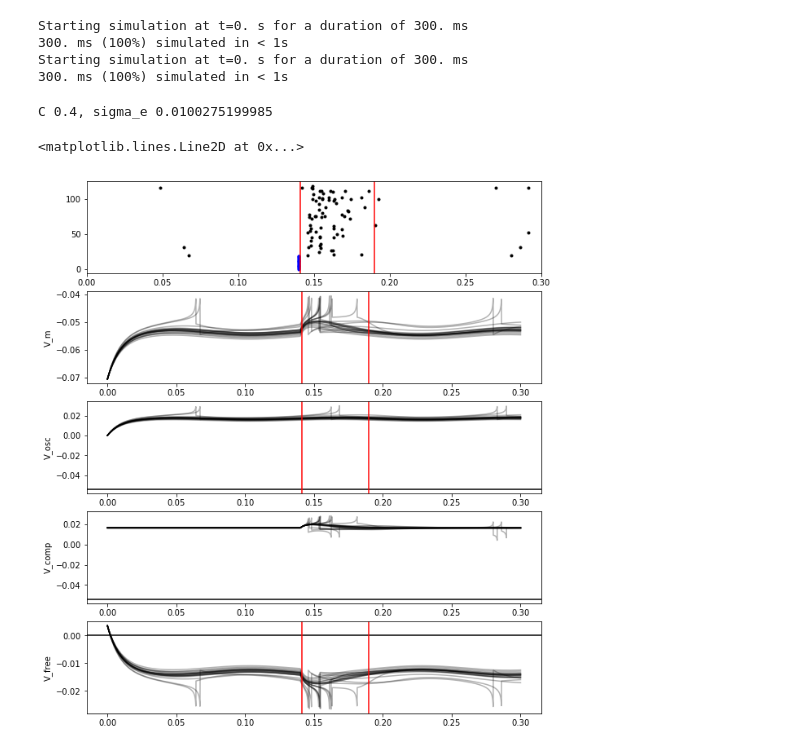
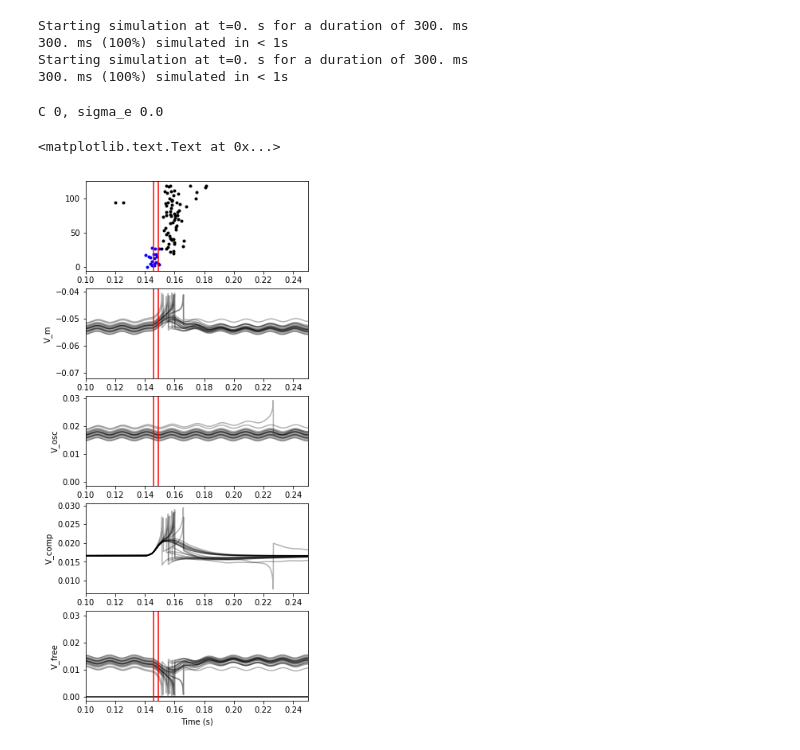
Before and after one commit to parenthetical-e/voltagebudget, a Jupyter notebook: ipynb/nrn_adex_testing.ipynb, the cells around one changed output. Saved outputs shown, nothing was run; the diff lists cells and outputs as text; code cells hidden in the pictures.

```diff
--- a/ipynb/nrn_adex_testing.ipynb
+++ b/ipynb/nrn_adex_testing.ipynb
@@ -8,11 +8,16 @@ from fakespikes import util as fsutil
 # %%
 t = 0.3
 
+n = 30
 k = 20
 t_stim = 0.14
 dt = 1e-4
-w = 1e-4
-a = 10000
-ns, ts = util.k_spikes(t_stim, k, w, a=a, dt=dt, seed=None)
+w = 1e-2
+a = 100
+ns, ts = util.k_spikes(t_stim, n, k, w, a0=a, a_step=1, max_iterations=500, dt=dt, seed=10)
+plt.figure(figsize=(5, 12))
+plt.subplot(511)
+plt.plot(ts, ns, '.b')
+plt.xlim(0.13, 0.16)
 
 times = fsutil.create_times(t, dt)
@@ -21,16 +29,16 @@ N = 100
 w_in = 0.3e-9
 bias = 5e-10
 
-f = 8 # 50
-A = .25e-10
+f = 60 # 50
+A = .6e-10
 
 r_b = 0.0
 
-window = [t_stim + 1e-3, t_stim + 50e-3]
+window = [t_stim + 6e-3, t_stim + 9e-3]
 
 ns_e, ts_e, vs = neurons.adex(t, N,
                               ns, ts,
-                              w_in=(0.3e-9, 0.3e-9),
+                              w_in=0.4e-9,
                               bias=(5e-10, 5e-10 / 20),
                               a=(-1.0e-9, 1.0e-9),
                               b=(10e-12, 60.0e-12),
@@ -49,50 +57,55 @@ sigma_e = util.estimate_computation(times, ns_e, ts_e, window)
 
 print("C {}, sigma_e {}".format(C, sigma_e))
 # %% [output]
-C 0.4, sigma_e 0.0100275199985
+C 0, sigma_e 0.0
 # %%
-plt.figure(figsize=(10, 12))
+plt.figure(figsize=(5, 12))
 plt.subplot(511)
 plt.plot(ts, ns, '.b')
 plt.plot(ts_e, ns_e + k, '.k')
 plt.axvline(window[0], color='red')
 plt.axvline(window[1], color='red')
-plt.xlim(0, .3)
+plt.xlim(.10, .25)
 
 plt.subplot(512)
 for j in range(20):
     plt.plot(times, vs['vm'][j, :], 'k', alpha=0.3);
 # plt.ylim(-70e-3, -50e-3)
 plt.axvline(window[0], color='red')
 plt.axvline(window[1], color='red')
 plt.ylabel("V_m")
+plt.xlim(.10, .25)
 
 plt.subplot(513)
 for j in range(20):
     plt.plot(times, vs['osc'][j, :], 'k', alpha=0.3);
-plt.axhline(-54e-3, color='black')
+# plt.axhline(-54e-3, color='black')
 # plt.ylim(-70e-3, -50e-3)
 plt.axvline(window[0], color='red')
 plt.axvline(window[1], color='red')
 plt.ylabel("V_osc")
+plt.xlim(.10, .25)
 
 plt.subplot(514)
 for j in range(20):
     plt.plot(times, vs['comp'][j, :], 'k', alpha=0.3);
-plt.axhline(-54e-3, color='black')
+# plt.axhline(-54e-3, color='black')
 # plt.ylim(-70e-3, -50e-3)
 # plt.axvline(t_stim + 2e-3, color='red')
 # plt.axvline(t_stim + 12e-3, color='red')
 plt.ylabel("V_comp")
+plt.xlim(.10, .25)
 
 plt.subplot(515)
 for j in range(20):
     plt.plot(times, vs['free'][j, :], 'k', alpha=0.3);
 plt.axhline(0, color='black')
 plt.ylabel("V_free")
 plt.axvline(window[0], color='red')
 plt.axvline(window[1], color='red')
+plt.xlim(.10, .25)
+plt.xlabel("Time (s)")
 # %% [output]
-<matplotlib.lines.Line2D at 0x...>
+<matplotlib.text.Text at 0x...>
-[figure, old version]
+[figure, new version]
 # %%
```
Also changed, not shown: parts of 2 cells of this notebook, 7 other files.
